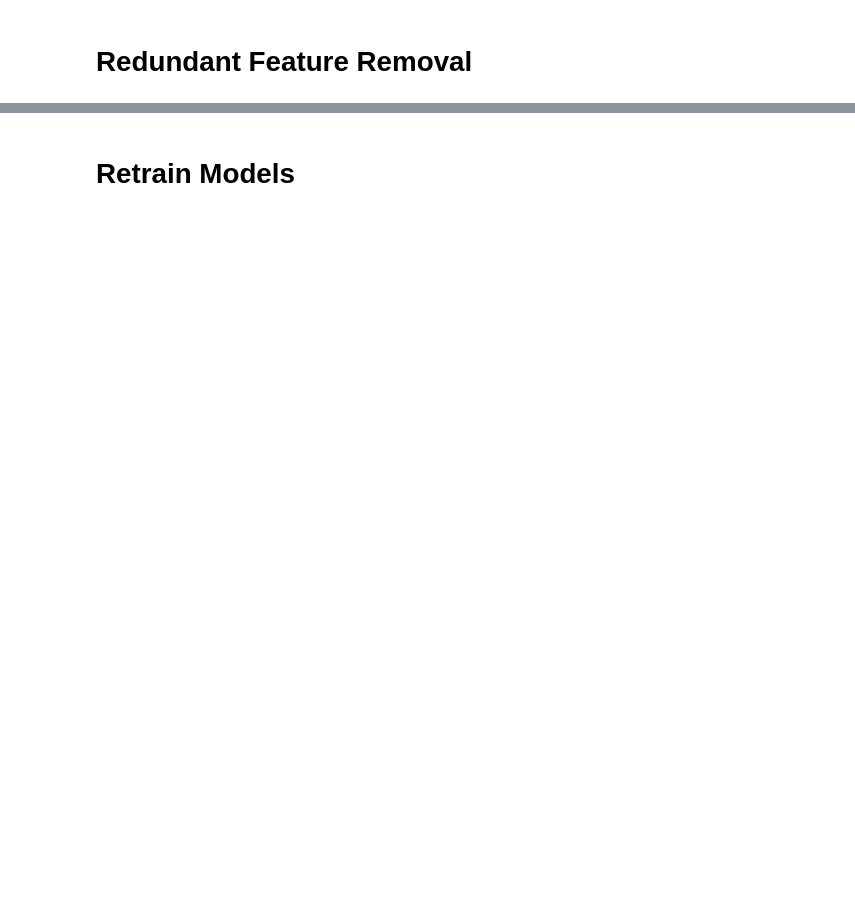
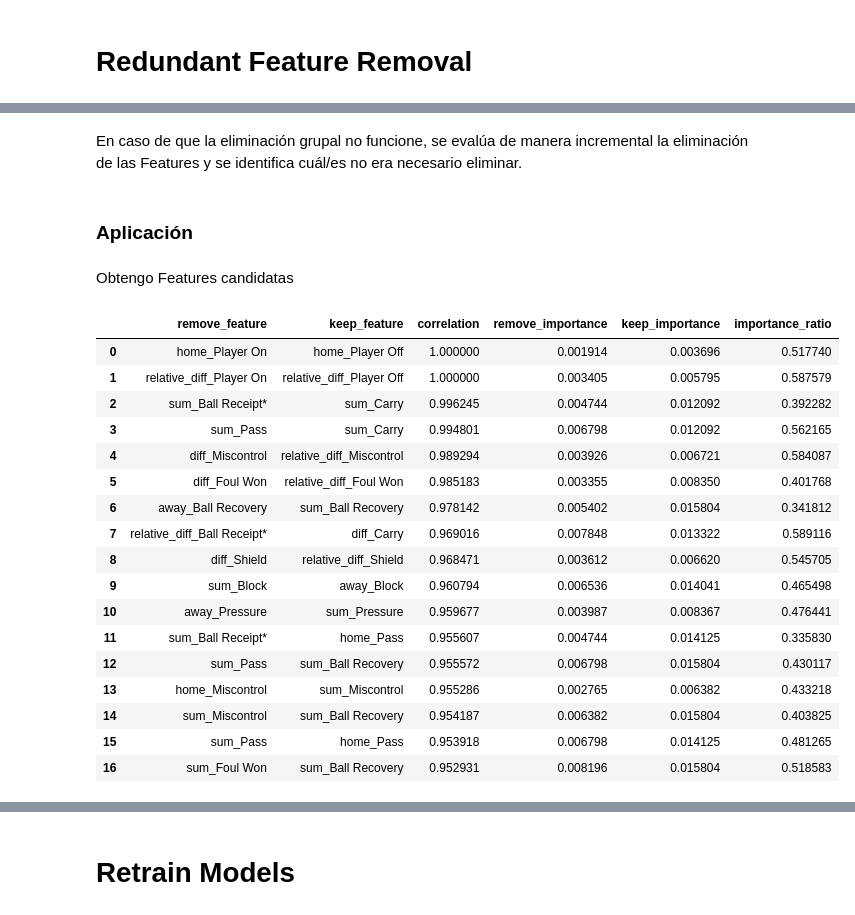
Before and after one commit to Rohtus/world-cup-predictor, a Jupyter notebook: notebooks/08_feature_selection_v03.ipynb, the cells around one changed output, grey strips where cells are left out. Saved outputs shown, nothing was run; the diff lists cells and outputs as text; code cells hidden in the pictures; blank space fills up the shorter version.

```diff
--- a/notebooks/08_feature_selection_v03.ipynb
+++ b/notebooks/08_feature_selection_v03.ipynb
@@ -137,0 +818,2 @@ def get_feature_importance(result, feature_names, top_n=20):
+# %% [markdown]
+En caso de que la eliminación grupal no funcione, se evalúa de manera incremental la eliminación de las Features y se identifica cuál/es no era necesario eliminar.
@@ -137,0 +866,27 @@ def get_feature_importance(result, feature_names, top_n=20):
+# %% [markdown]
+### Aplicación
+# %% [markdown]
+Obtengo Features candidatas
+# %%
+candidates = suggest_feature_removal(high_corr_pairs)
+
+candidates.head(20)
+# %% [output]
+|  | remove_feature | keep_feature | correlation | remove_importance | keep_importance | importance_ratio |
+| 0 | home_Player On | home_Player Off | 1.000000 | 0.001914 | 0.003696 | 0.517740 |
+| 1 | relative_diff_Player On | relative_diff_Player Off | 1.000000 | 0.003405 | 0.005795 | 0.587579 |
+| 2 | sum_Ball Receipt* | sum_Carry | 0.996245 | 0.004744 | 0.012092 | 0.392282 |
+| 3 | sum_Pass | sum_Carry | 0.994801 | 0.006798 | 0.012092 | 0.562165 |
+| 4 | diff_Miscontrol | relative_diff_Miscontrol | 0.989294 | 0.003926 | 0.006721 | 0.584087 |
+| 5 | diff_Foul Won | relative_diff_Foul Won | 0.985183 | 0.003355 | 0.008350 | 0.401768 |
+| 6 | away_Ball Recovery | sum_Ball Recovery | 0.978142 | 0.005402 | 0.015804 | 0.341812 |
+| 7 | relative_diff_Ball Receipt* | diff_Carry | 0.969016 | 0.007848 | 0.013322 | 0.589116 |
+| 8 | diff_Shield | relative_diff_Shield | 0.968471 | 0.003612 | 0.006620 | 0.545705 |
+| 9 | sum_Block | away_Block | 0.960794 | 0.006536 | 0.014041 | 0.465498 |
+| 10 | away_Pressure | sum_Pressure | 0.959677 | 0.003987 | 0.008367 | 0.476441 |
+| 11 | sum_Ball Receipt* | home_Pass | 0.955607 | 0.004744 | 0.014125 | 0.335830 |
+| 12 | sum_Pass | sum_Ball Recovery | 0.955572 | 0.006798 | 0.015804 | 0.430117 |
+| 13 | home_Miscontrol | sum_Miscontrol | 0.955286 | 0.002765 | 0.006382 | 0.433218 |
+| 14 | sum_Miscontrol | sum_Ball Recovery | 0.954187 | 0.006382 | 0.015804 | 0.403825 |
+| 15 | sum_Pass | home_Pass | 0.953918 | 0.006798 | 0.014125 | 0.481265 |
+| 16 | sum_Foul Won | sum_Ball Recovery | 0.952931 | 0.008196 | 0.015804 | 0.518583 |
```
Also changed, not shown: parts of 90 cells of this notebook, 4 other files.
